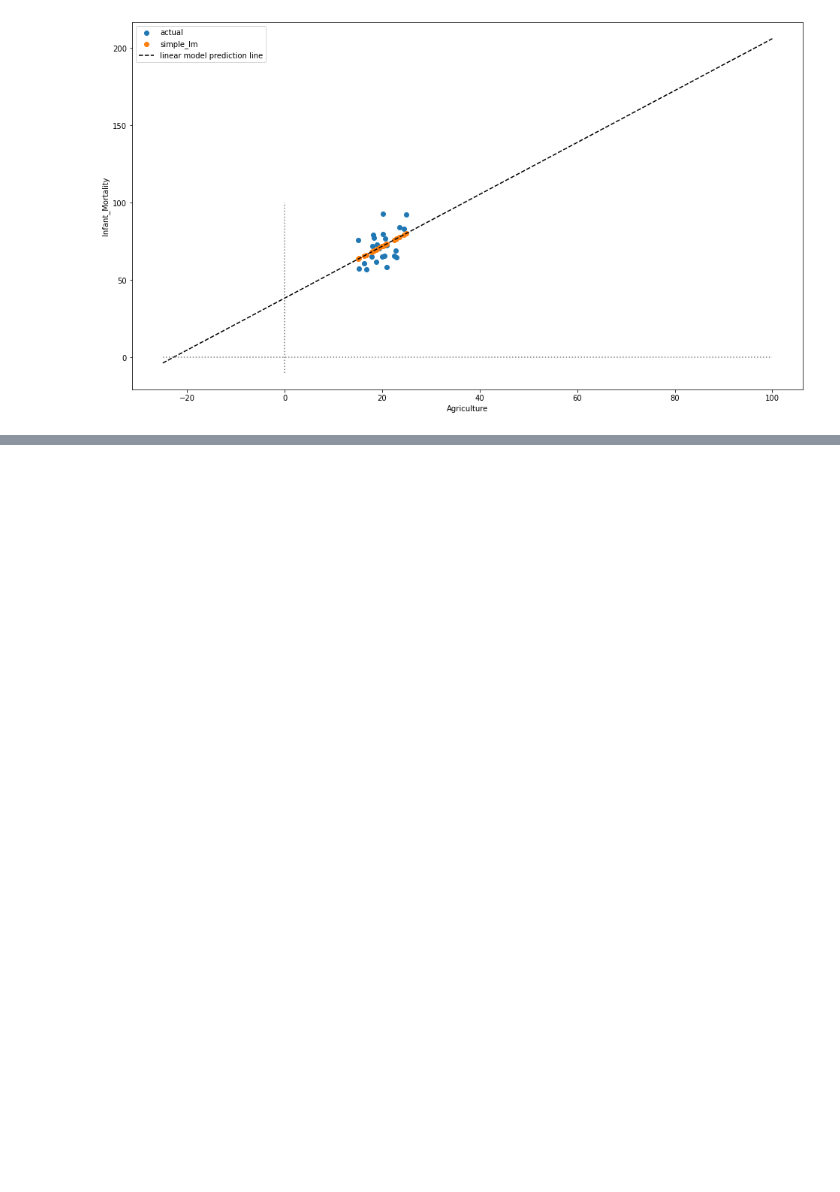
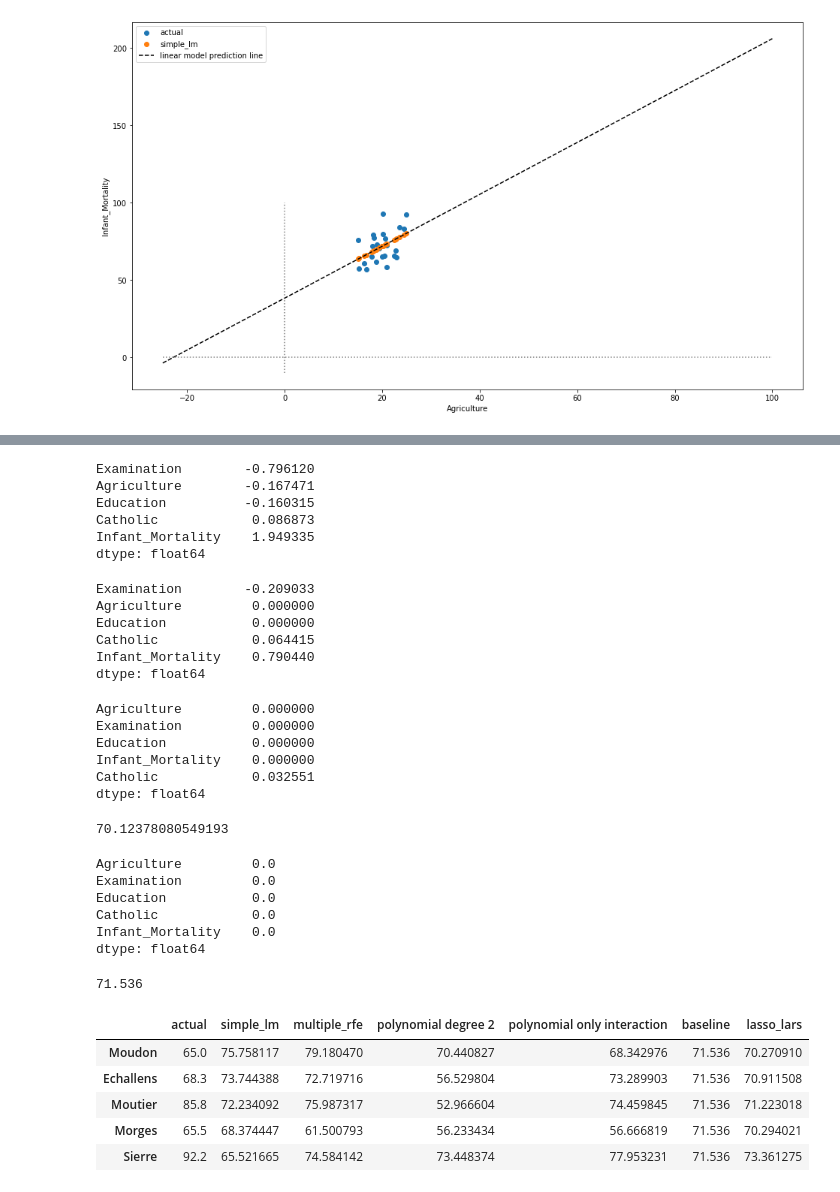
Before and after one commit to raedownen/regression-exercises-2, a Jupyter notebook: modeling.ipynb, the cells around one changed output, grey strips where cells are left out. Cells and saved outputs as stored; diff of their text form; code cells hidden in the pictures; blank space fills up the shorter version.

```diff
--- a/modeling.ipynb
+++ b/modeling.ipynb
@@ -378,0 +711,36 @@ plt.legend()
+# %%
+# create the model object
+lars = LassoLars(alpha=0)
+
+# fit the model to our training data
+lars.fit(X_train, y_train)
+
+# predict validate
+X_validate_pred_lars = lars.predict(X_validate)
+# %%
+pd.Series(lars.coef_, index=X_train.columns).sort_values()
+# %% [output]
+Examination        -0.796120
+Agriculture        -0.167471
+Education          -0.160315
+Catholic            0.086873
+Infant_Mortality    1.949335
+dtype: float64
+# %%
+# create the model object
+lars = LassoLars(alpha=0.5)
+
+# fit the model to our training data=
+lars.fit(X_train, y_train)
+
+# predict validate
+X_validate_pred_lars = lars.predict(X_validate)
+# %%
+pd.Series(lars.coef_, index=X_train.columns).sort_values()
+# %% [output]
+Examination        -0.209033
+Agriculture         0.000000
+Education           0.000000
+Catholic            0.064415
+Infant_Mortality    0.790440
+dtype: float64
@@ -378,0 +759,13 @@ plt.legend()
+# %%
+pd.Series(lars.coef_, index=X_train.columns).sort_values()
+# %% [output]
+Agriculture         0.000000
+Examination         0.000000
+Education           0.000000
+Infant_Mortality    0.000000
+Catholic            0.032551
+dtype: float64
+# %%
+lars.intercept_
+# %% [output]
+70.12378080549193
@@ -378,0 +781,22 @@ plt.legend()
+# %%
+pd.Series(lars_high_alpha.coef_, index=X_train.columns).sort_values()
+# %% [output]
+Agriculture         0.0
+Examination         0.0
+Education           0.0
+Catholic            0.0
+Infant_Mortality    0.0
+dtype: float64
+# %%
+lars_high_alpha.intercept_
+# %% [output]
+71.536
+# %%
+predictions.head()
+# %% [output]
+|  | actual | simple_lm | multiple_rfe | polynomial degree 2 | polynomial only interaction | baseline | lasso_lars |
+| Moudon | 65.0 | 75.758117 | 79.180470 | 70.440827 | 68.342976 | 71.536 | 70.270910 |
+| Echallens | 68.3 | 73.744388 | 72.719716 | 56.529804 | 73.289903 | 71.536 | 70.911508 |
+| Moutier | 85.8 | 72.234092 | 75.987317 | 52.966604 | 74.459845 | 71.536 | 71.223018 |
+| Morges | 65.5 | 68.374447 | 61.500793 | 56.233434 | 56.666819 | 71.536 | 70.294021 |
+| Sierre | 92.2 | 65.521665 | 74.584142 | 73.448374 | 77.953231 | 71.536 | 73.361275 |
```
Also changed, not shown: parts of 45 cells of this notebook, 2 other files.
